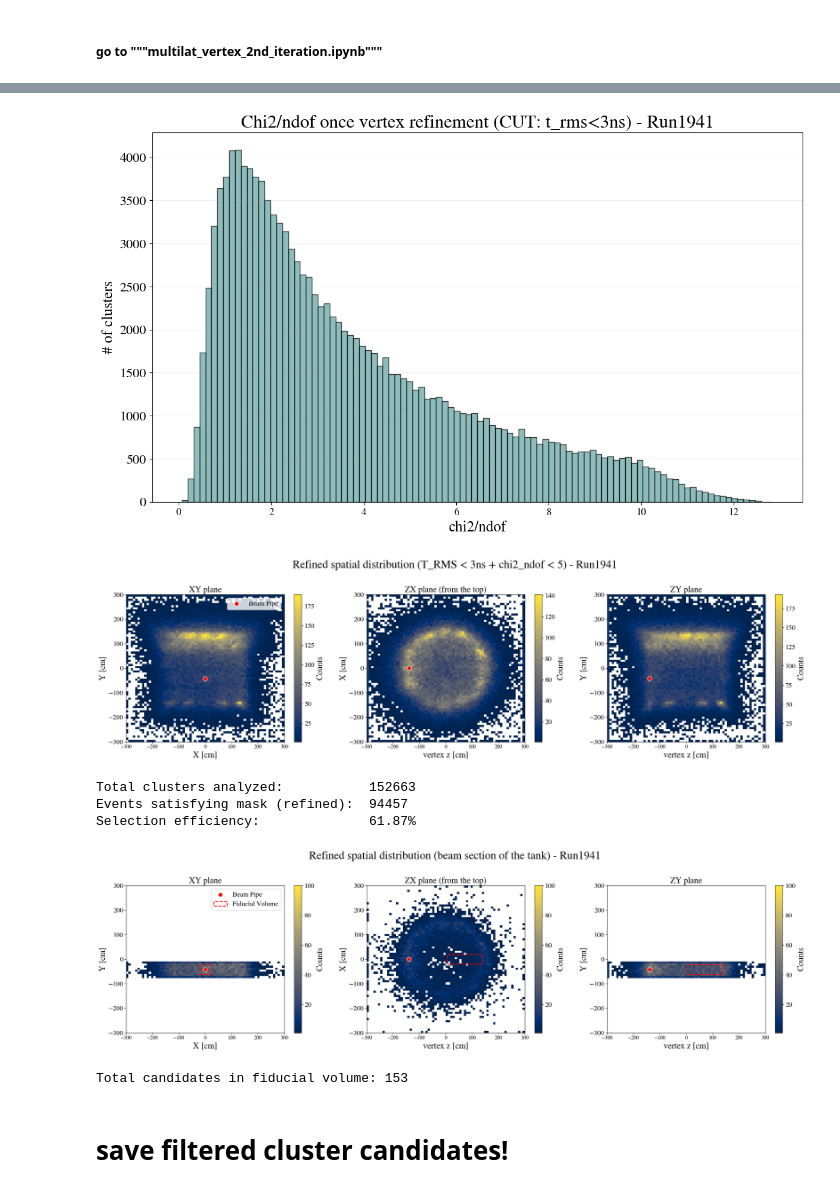
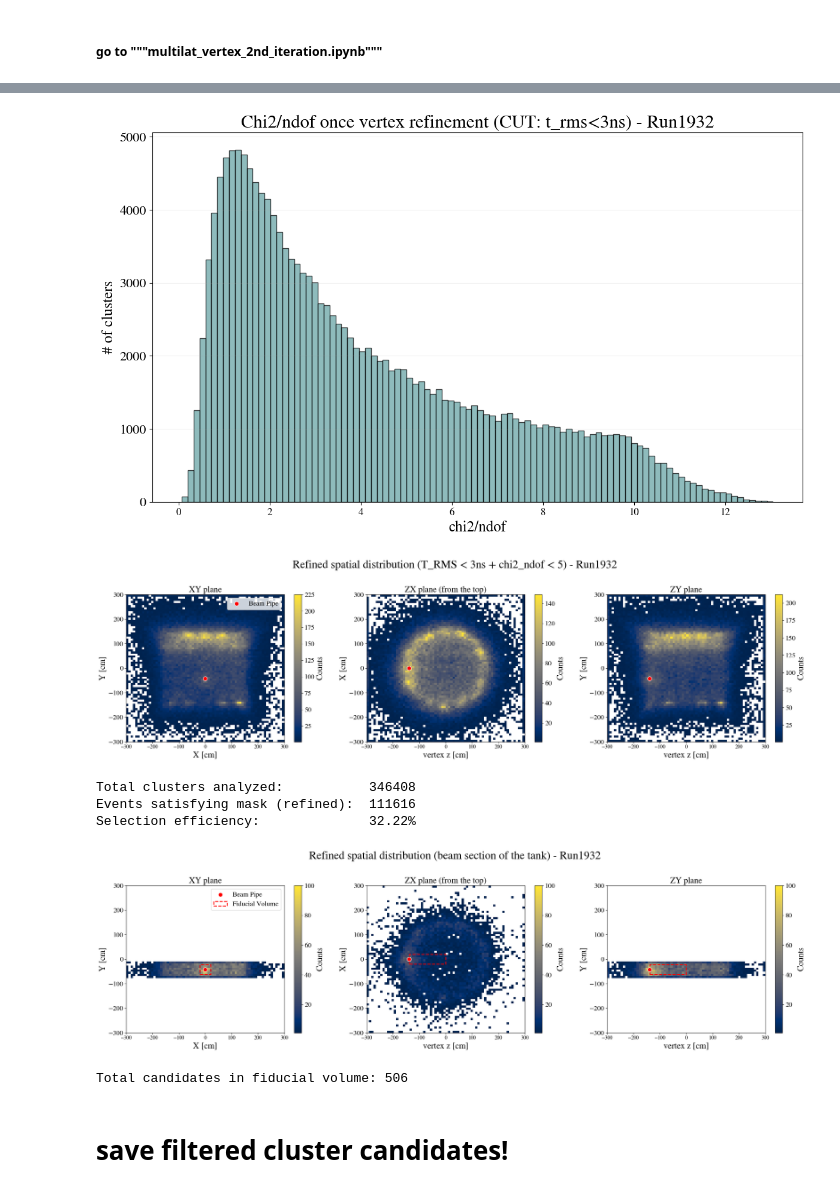
Before and after one commit to elenaramos44/9Li_analysis, a Jupyter notebook: notebooks/multilat_vertex.ipynb, the cells around one changed output, grey strips where cells are left out. Cells and saved outputs as stored; diff of their text form; code cells hidden in the pictures.

```diff
--- a/notebooks/multilat_vertex.ipynb
+++ b/notebooks/multilat_vertex.ipynb
@@ -43,7 +43,7 @@ import functions_multilateration
 # load processed data (PKL)
 # -------------------------------
 
-processed_folder = "/scratch/elena/9Li/results/run1941/processed"
+processed_folder = "/scratch/elena/9Li/results/run1932/processed"
 processed_files = sorted(glob(f"{processed_folder}/*(15-50)*.pkl"))
 
 match = re.search(r'run(\d+)', processed_folder)
@@ -866,7 +866,7 @@ else:
     plt.grid(axis='y', alpha=0.2)
     plt.show()
 # %% [output]
-[figure, old version]
+[figure, new version]
 # %%
 import matplotlib.patches as patches
 
@@ -933,10 +933,10 @@ print(f"Total clusters analyzed:           {total_events}")
 print(f"Events satisfying mask (refined):  {passed_events}")
 print(f"Selection efficiency:              {percentage:.2f}%")
 # %% [output]
-[figure, old version]
+[figure, new version]
-Total clusters analyzed:           152663
-Events satisfying mask (refined):  94457
-Selection efficiency:              61.87%
+Total clusters analyzed:           346408
+Events satisfying mask (refined):  111616
+Selection efficiency:              32.22%
 # %%
 tank_limit = 300
 
@@ -949,7 +949,7 @@ df_clean = df_final[mask_refined].copy()
 
 fig, axs = plt.subplots(1, 3, figsize=(24, 7))
 beam_pipe = [0.0, -42.47, -138.79]
-x_lims, y_lims, z_lims = [-20, 20], [-62, -22], [5,138]
+x_lims, y_lims, z_lims = [-20, 20], [-62, -22], [-138,0]
 box_style = dict(linewidth=2, edgecolor='red', facecolor='none', linestyle='--')
 
 #fix color bar for comparison
@@ -974,34 +974,34 @@ im1 = axs[1].hist2d(df_clean['v_z_fine'], df_clean['v_x_fine'],
                     range=[[-tank_limit, tank_limit], [-tank_limit, tank_limit]],
                     vmax=VMAX_DENSITY)
 axs[1].scatter(beam_pipe[2], beam_pipe[0], color='red', s=100, edgecolors='white', zorder=10)
 axs[1].add_patch(patches.Rectangle((z_lims[0], x_lims[0]), z_lims[1]-z_lims[0], x_lims[1]-x_lims[0], **box_style))
 axs[1].set_title("ZX plane (from the top)")
 axs[1].set_xlabel("vertex z [cm]")
 axs[1].set_ylabel("X [cm]")
 plt.colorbar(im1[3], ax=axs[1], label='Counts')
 
 # ZY plane
 im2 = axs[2].hist2d(df_clean['v_z_fine'], df_clean['v_y_fine'],
                     bins=70, cmap='cividis', cmin=1,
                     range=[[-tank_limit, tank_limit], [-tank_limit, tank_limit]],
                     vmax=VMAX_DENSITY)
 axs[2].scatter(beam_pipe[2], beam_pipe[1], color='red', s=100, edgecolors='white', zorder=10)
 axs[2].add_patch(patches.Rectangle((z_lims[0], y_lims[0]), z_lims[1]-z_lims[0], y_lims[1]-y_lims[0], **box_style))
 axs[2].set_title("ZY plane")
 axs[2].set_xlabel("vertex z [cm]")
 axs[2].set_ylabel("Y [cm]")
 plt.colorbar(im2[3], ax=axs[2], label='Counts')
 
 # force tank limits
 for ax in axs:
     ax.set_xlim(-tank_limit, tank_limit)
     ax.set_ylim(-tank_limit, tank_limit)
 
 plt.suptitle(f"Refined spatial distribution (beam section of the tank) - Run{run_number}")
 plt.tight_layout()
 plt.show()
 # %% [output]
-[figure, old version]
+[figure, new version]
 # %%
 fv_mask = (df_final['fit_success'] == True) & \
           (df_final['v_x_fine'] >= x_lims[0]) & (df_final['v_x_fine'] <= x_lims[1]) & \
@@ -1014,7 +1014,7 @@ df_fv['t_ms'] = df_fv['t_window_start_rel_ns'] / 1e6
 
 print(f"Total candidates in fiducial volume: {len(df_fv)}")
 # %% [output]
-Total candidates in fiducial volume: 153
+Total candidates in fiducial volume: 506
 # %% [markdown]
 # save filtered cluster candidates!
 # %%
```
Also changed, not shown: parts of 36 cells of this notebook, 13 other files.
